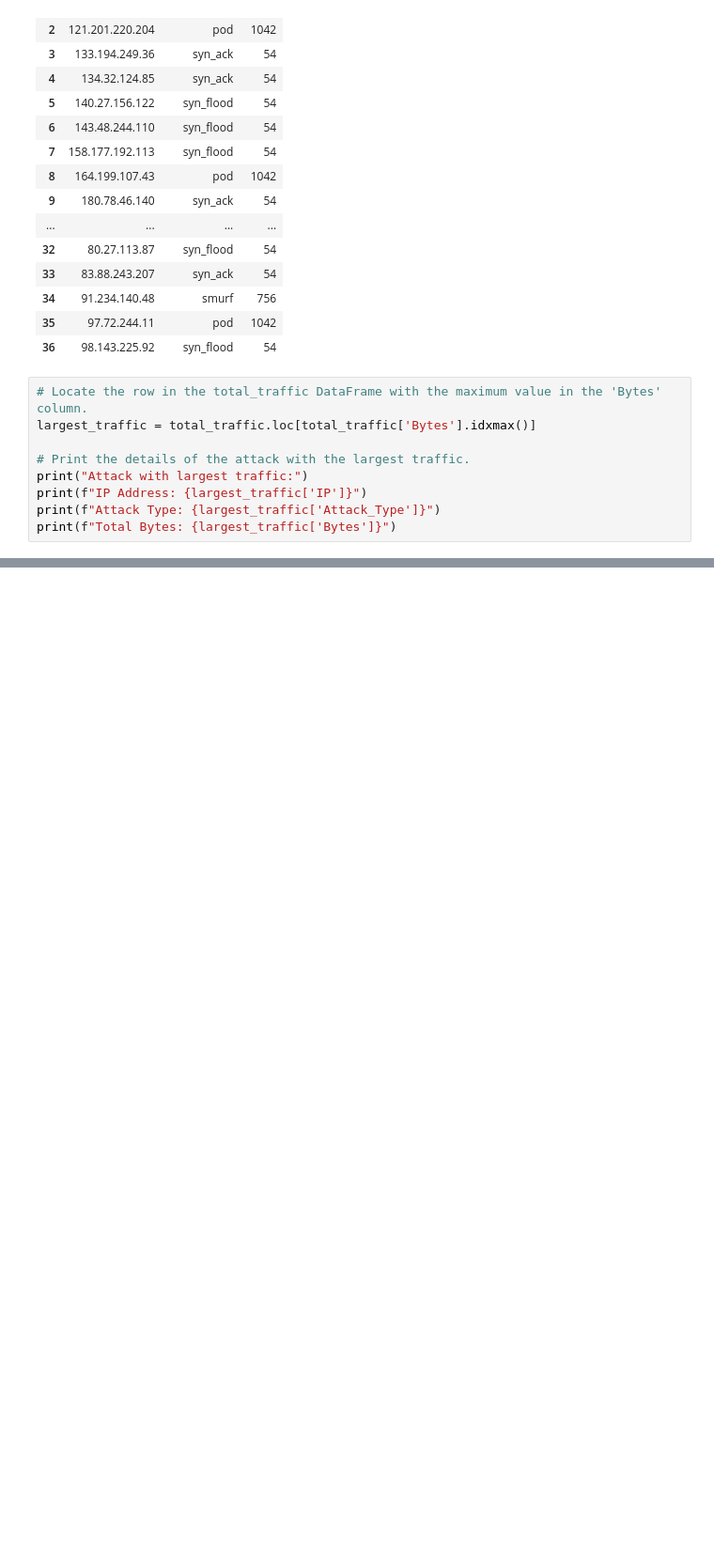
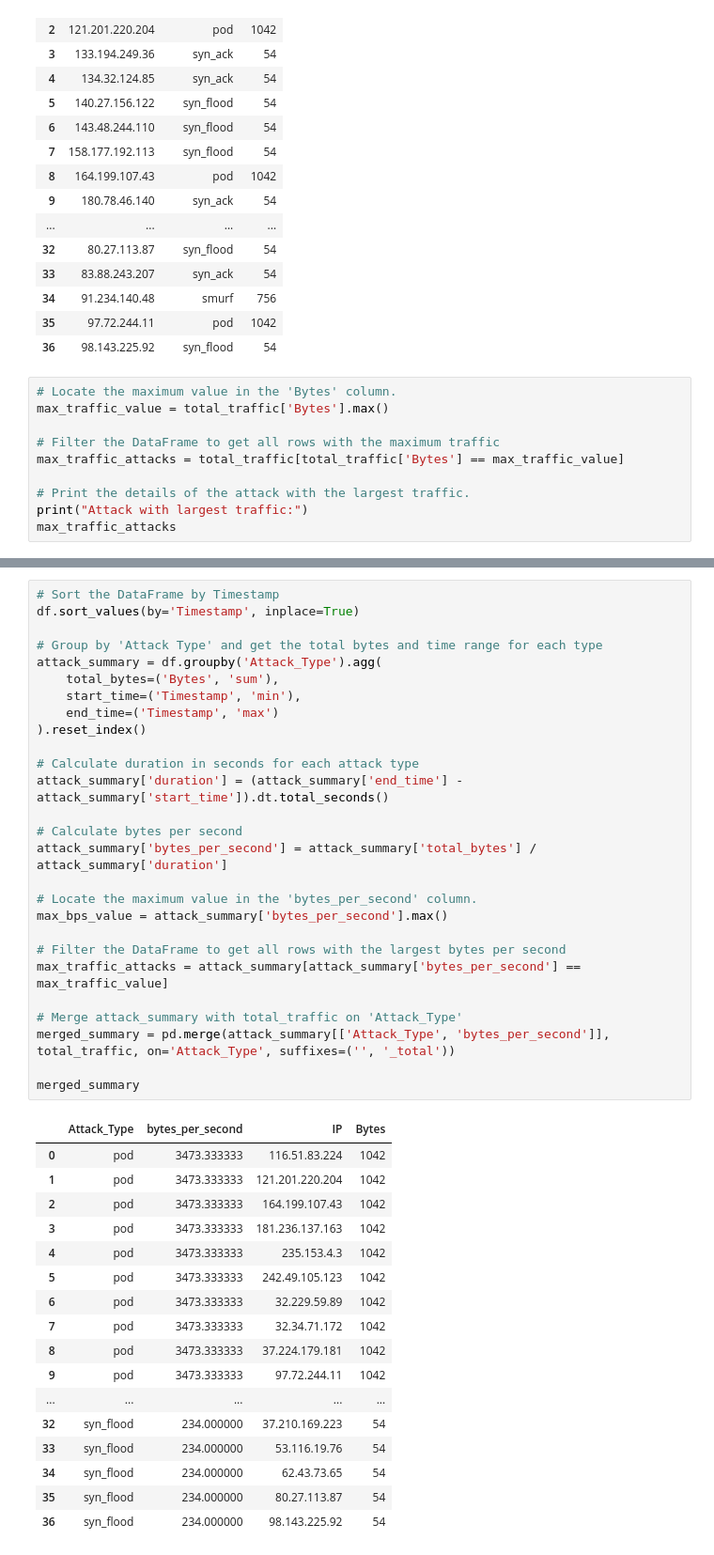
Before and after one commit to irotciv/Attacks_project, a Jupyter notebook: answers.ipynb, the cells around one changed output, grey strips where cells are left out. Shown: that part at 94% size. Drawn from its saved outputs; the diff is of its cells as text; blank space fills up the shorter version.

```diff
--- a/answers.ipynb
+++ b/answers.ipynb
@@ -132,13 +132,14 @@ total_traffic
 | 35 | 97.72.244.11 | pod | 1042 |
 | 36 | 98.143.225.92 | syn_flood | 54 |
 # %%
-# Locate the row in the total_traffic DataFrame with the maximum value in the 'Bytes' column.
-largest_traffic = total_traffic.loc[total_traffic['Bytes'].idxmax()]
+# Locate the maximum value in the 'Bytes' column.
+max_traffic_value = total_traffic['Bytes'].max()
+
+# Filter the DataFrame to get all rows with the maximum traffic
+max_traffic_attacks = total_traffic[total_traffic['Bytes'] == max_traffic_value]
 
 # Print the details of the attack with the largest traffic.
 print("Attack with largest traffic:")
-print(f"IP Address: {largest_traffic['IP']}")
-print(f"Attack Type: {largest_traffic['Attack_Type']}")
-print(f"Total Bytes: {largest_traffic['Bytes']}")
+max_traffic_attacks
 # %% [output]
 Attack with largest traffic:
@@ -148,3 +157,48 @@ Total Bytes: 1042
+# %%
+# Sort the DataFrame by Timestamp
+df.sort_values(by='Timestamp', inplace=True)
+
+# Group by 'Attack Type' and get the total bytes and time range for each type
+attack_summary = df.groupby('Attack_Type').agg(
+    total_bytes=('Bytes', 'sum'),
+    start_time=('Timestamp', 'min'),
+    end_time=('Timestamp', 'max')
+).reset_index()
+
+# Calculate duration in seconds for each attack type
+attack_summary['duration'] = (attack_summary['end_time'] - attack_summary['start_time']).dt.total_seconds()
+
+# Calculate bytes per second
+attack_summary['bytes_per_second'] = attack_summary['total_bytes'] / attack_summary['duration']
+
+# Locate the maximum value in the 'bytes_per_second' column.
+max_bps_value = attack_summary['bytes_per_second'].max()
+
+# Filter the DataFrame to get all rows with the largest bytes per second
+max_traffic_attacks = attack_summary[attack_summary['bytes_per_second'] == max_traffic_value]
+
+# Merge attack_summary with total_traffic on 'Attack_Type'
+merged_summary = pd.merge(attack_summary[['Attack_Type', 'bytes_per_second']], total_traffic, on='Attack_Type', suffixes=('', '_total'))
+
+merged_summary
+# %% [output]
+|  | Attack_Type | bytes_per_second | IP | Bytes |
+| 0 | pod | 3473.333333 | 116.51.83.224 | 1042 |
+| 1 | pod | 3473.333333 | 121.201.220.204 | 1042 |
+| 2 | pod | 3473.333333 | 164.199.107.43 | 1042 |
+| 3 | pod | 3473.333333 | 181.236.137.163 | 1042 |
+| 4 | pod | 3473.333333 | 235.153.4.3 | 1042 |
+| 5 | pod | 3473.333333 | 242.49.105.123 | 1042 |
+| 6 | pod | 3473.333333 | 32.229.59.89 | 1042 |
+| 7 | pod | 3473.333333 | 32.34.71.172 | 1042 |
+| 8 | pod | 3473.333333 | 37.224.179.181 | 1042 |
+| 9 | pod | 3473.333333 | 97.72.244.11 | 1042 |
+| ... | ... | ... | ... | ... |
+| 32 | syn_flood | 234.000000 | 37.210.169.223 | 54 |
+| 33 | syn_flood | 234.000000 | 53.116.19.76 | 54 |
+| 34 | syn_flood | 234.000000 | 62.43.73.65 | 54 |
+| 35 | syn_flood | 234.000000 | 80.27.113.87 | 54 |
+| 36 | syn_flood | 234.000000 | 98.143.225.92 | 54 |
 # %%
 # Calculate the total duration of the attacks in seconds by subtracting the first timestamp from the last.
 duration = (df['Timestamp'].iloc[-1] - df['Timestamp'].iloc[0]).total_seconds()
```
Also changed, not shown: parts of 5 cells of this notebook.
